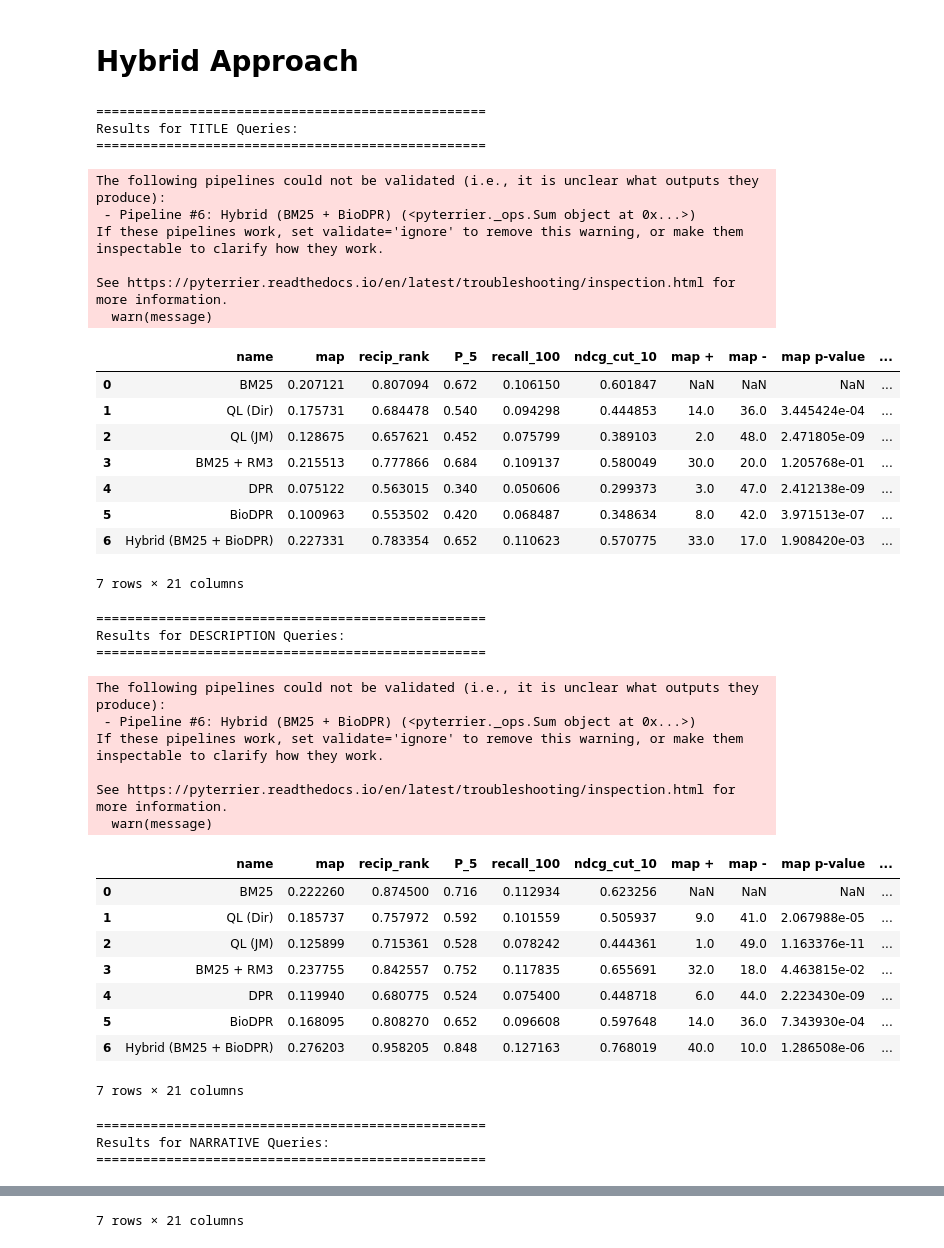
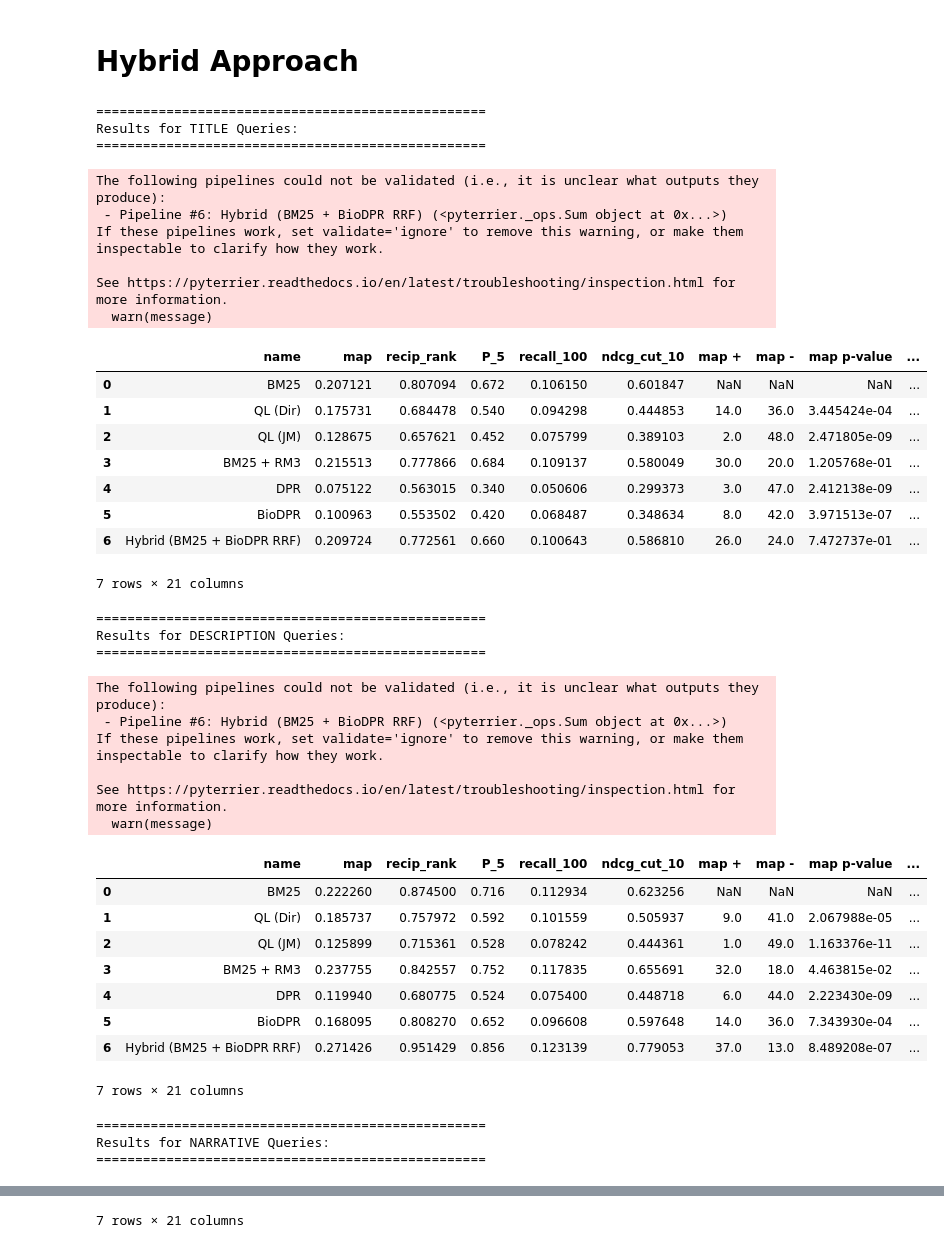
Before and after one commit to ZofiaRT/MedIR-Context-Balance, a Jupyter notebook: src/experiment.ipynb, the cells around one changed output, grey strips where cells are left out. Saved outputs shown, nothing was run; the diff lists cells and outputs as text; code cells hidden in the pictures.

```diff
--- a/src/experiment.ipynb
+++ b/src/experiment.ipynb
@@ -11,7 +11,7 @@ dataset = pt.get_dataset(dataset_name)
 # %% [markdown]
 ## Index Creation/Loading
 # %%
-index_dir_path = Path("index/trec_covid_index").resolve()
+index_dir_path = Path("index/trec_covid_index_default").resolve()
 index_dir = str(index_dir_path)
 index_properties_file = os.path.join(index_dir, "data.properties")
 # %%
@@ -374,67 +381,69 @@ Results for NARRATIVE Queries:
 # %%
 import pyterrier as pt
 
-def normalize_scores(res):
+def apply_rrf(res, k=60):
     res = res.copy()
-
-    grouped = res.groupby('qid')['score']
-    min_score = grouped.transform('min')
-    max_score = grouped.transform('max')
-
-    res['score'] = (res['score'] - min_score) / (max_score - min_score).replace(0, 1e-5)
-
+    res['score'] = 1.0 / (k + res['rank'] + 1)
     return res
 
-norm_transformer = pt.apply.generic(normalize_scores)
+rrf_transformer = pt.apply.generic(apply_rrf)
 
-bm25_norm = bm25 >> norm_transformer
-biodpr_norm = biodpr_pipe >> norm_transformer
+bm25_rrf = bm25 >> rrf_transformer
+biodpr_rrf = biodpr_pipe >> rrf_transformer
 
-hybrid_pipe = bm25_norm + biodpr_norm
+hybrid_pipe = bm25_rrf + biodpr_rrf
 
 all_models = [bm25, ql_dir, ql_jm, rm3_pipe, dpr_pipe, biodpr_pipe, hybrid_pipe]
-all_model_names = ["BM25", "QL (Dir)", "QL (JM)", "BM25 + RM3", "DPR", "BioDPR", "Hybrid (BM25 + BioDPR)"]
+all_model_names = [
+    "BM25",
+    "QL (Dir)",
+    "QL (JM)",
+    "BM25 + RM3",
+    "DPR",
+    "BioDPR",
+    "Hybrid (BM25 + BioDPR RRF)"
+]
 
 for variant_name, topics_df in query_variants.items():
     print(f"==================================================")
     print(f"Results for {variant_name.upper()} Queries:")
     print(f"==================================================")
 
     experiment_results = pt.Experiment(
         retr_systems=all_models,
         topics=topics_df,
         qrels=dataset.get_qrels(),
         eval_metrics=eval_metrics,
         names=all_model_names,
         baseline=0
     )
 
     display(experiment_results)
     print("\n")
 # %% [output]
 ==================================================
 Results for TITLE Queries:
 ==================================================
 The following pipelines could not be validated (i.e., it is unclear what outputs they produce):
- - Pipeline #6: Hybrid (BM25 + BioDPR) (<pyterrier._ops.Sum object at 0x...>)
+ - Pipeline #6: Hybrid (BM25 + BioDPR RRF) (<pyterrier._ops.Sum object at 0x...>)
 If these pipelines work, set validate='ignore' to remove this warning, or make them inspectable to clarify how they work.
 
 See https://pyterrier.readthedocs.io/en/latest/troubleshooting/inspection.html for more information.
   warn(message)
 |  | name | map | recip_rank | P_5 | recall_100 | ndcg_cut_10 | map + | map - | map p-value | ... |
 | 0 | BM25 | 0.207121 | 0.807094 | 0.672 | 0.106150 | 0.601847 | NaN | NaN | NaN | ... |
 | 1 | QL (Dir) | 0.175731 | 0.684478 | 0.540 | 0.094298 | 0.444853 | 14.0 | 36.0 | 3.445424e-04 | ... |
 | 2 | QL (JM) | 0.128675 | 0.657621 | 0.452 | 0.075799 | 0.389103 | 2.0 | 48.0 | 2.471805e-09 | ... |
 | 3 | BM25 + RM3 | 0.215513 | 0.777866 | 0.684 | 0.109137 | 0.580049 | 30.0 | 20.0 | 1.205768e-01 | ... |
 | 4 | DPR | 0.075122 | 0.563015 | 0.340 | 0.050606 | 0.299373 | 3.0 | 47.0 | 2.412138e-09 | ... |
 | 5 | BioDPR | 0.100963 | 0.553502 | 0.420 | 0.068487 | 0.348634 | 8.0 | 42.0 | 3.971513e-07 | ... |
-| 6 | Hybrid (BM25 + BioDPR) | 0.227331 | 0.783354 | 0.652 | 0.110623 | 0.570775 | 33.0 | 17.0 | 1.908420e-03 | ... |
+| 6 | Hybrid (BM25 + BioDPR RRF) | 0.209724 | 0.772561 | 0.660 | 0.100643 | 0.586810 | 26.0 | 24.0 | 7.472737e-01 | ... |
 7 rows × 21 columns
 ==================================================
 Results for DESCRIPTION Queries:
 ==================================================
 The following pipelines could not be validated (i.e., it is unclear what outputs they produce):
- - Pipeline #6: Hybrid (BM25 + BioDPR) (<pyterrier._ops.Sum object at 0x...>)
+ - Pipeline #6: Hybrid (BM25 + BioDPR RRF) (<pyterrier._ops.Sum object at 0x...>)
 If these pipelines work, set validate='ignore' to remove this warning, or make them inspectable to clarify how they work.
 
 See https://pyterrier.readthedocs.io/en/latest/troubleshooting/inspection.html for more information.
@@ -446,7 +455,7 @@ See https://pyterrier.readthedocs.io/en/latest/troubleshooting/inspection.html f
 | 3 | BM25 + RM3 | 0.237755 | 0.842557 | 0.752 | 0.117835 | 0.655691 | 32.0 | 18.0 | 4.463815e-02 | ... |
 | 4 | DPR | 0.119940 | 0.680775 | 0.524 | 0.075400 | 0.448718 | 6.0 | 44.0 | 2.223430e-09 | ... |
 | 5 | BioDPR | 0.168095 | 0.808270 | 0.652 | 0.096608 | 0.597648 | 14.0 | 36.0 | 7.343930e-04 | ... |
-| 6 | Hybrid (BM25 + BioDPR) | 0.276203 | 0.958205 | 0.848 | 0.127163 | 0.768019 | 40.0 | 10.0 | 1.286508e-06 | ... |
+| 6 | Hybrid (BM25 + BioDPR RRF) | 0.271426 | 0.951429 | 0.856 | 0.123139 | 0.779053 | 37.0 | 13.0 | 8.489208e-07 | ... |
 7 rows × 21 columns
 ==================================================
 Results for NARRATIVE Queries:
```
Also changed, not shown: parts of 3 cells of this notebook.
